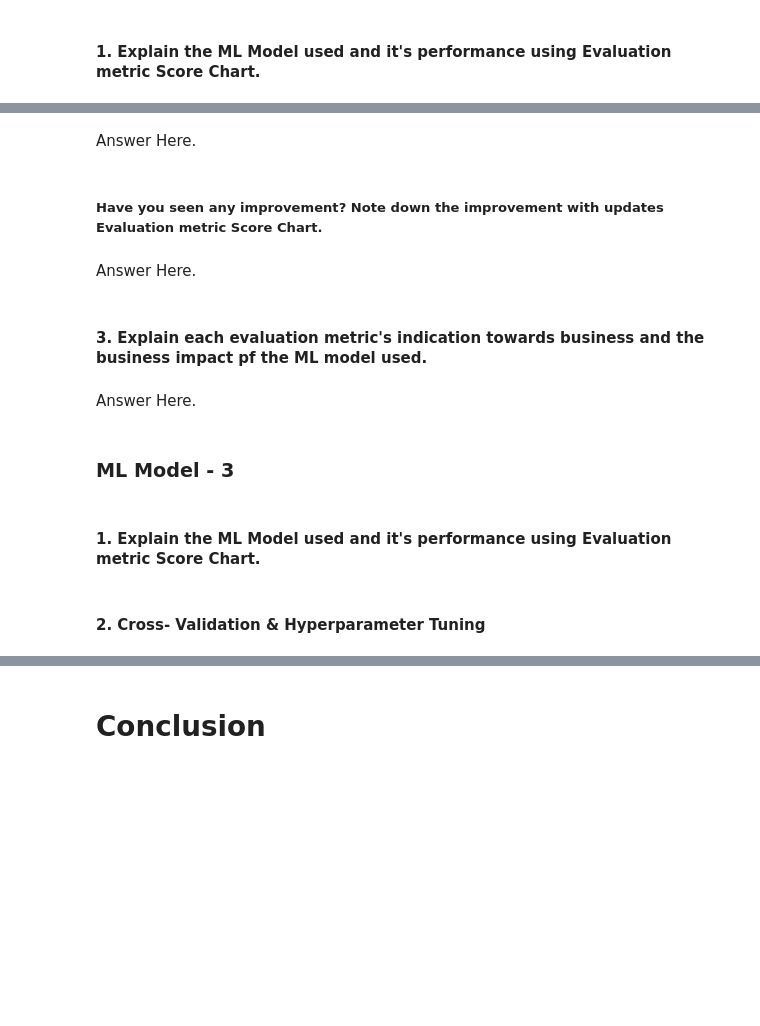
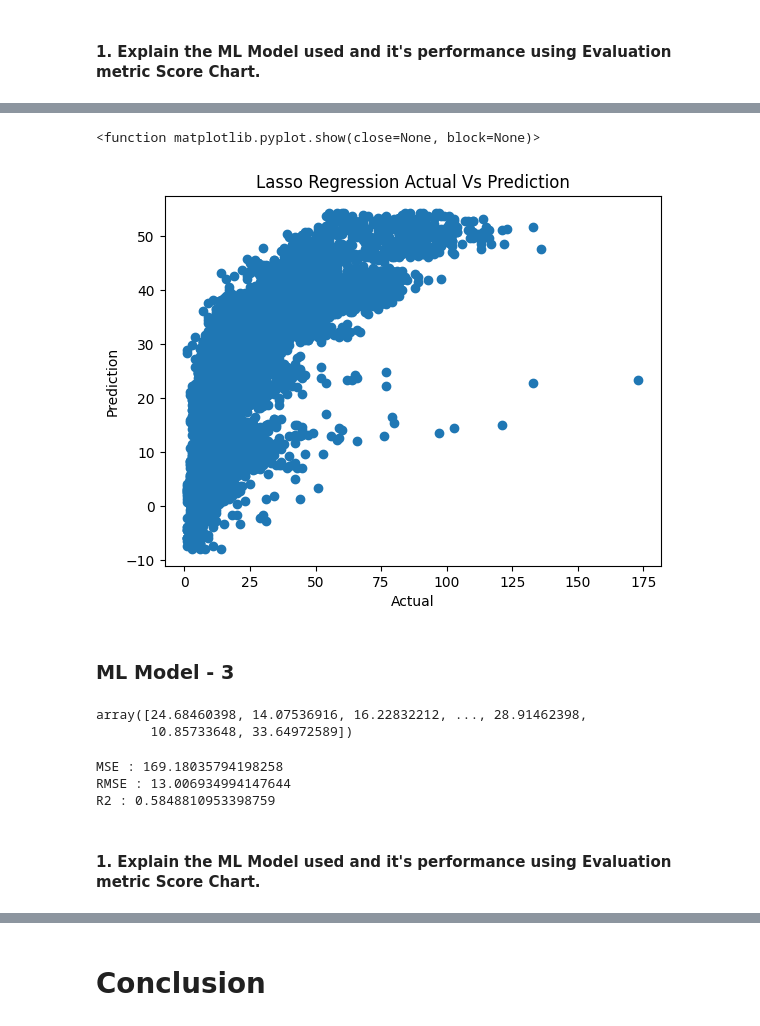
Before and after one commit to Mostaqul143/Upskill-Campas, a Jupyter notebook: Traffic Prediction.ipynb, the cells around one changed output, grey strips where cells are left out. Saved outputs shown, nothing was run; the diff lists cells and outputs as text; code cells hidden in the pictures; blank space fills up the shorter version.

```diff
--- a/Traffic Prediction.ipynb
+++ b/Traffic Prediction.ipynb
@@ -590,2 +656,10 @@ Answer Here.
 # %% [markdown]
 ### ML Model - 2
+# %%
+# ML Model - 2 Implementation- LassoRegression
+
+lar = Lasso()
+
+lar.fit(X_train,y_train)
+
+y_pred_lar=lar.predict(X_test)
@@ -606,13 +688,16 @@ Answer Here.
-# %% [markdown]
-Answer Here.
-# %% [markdown]
-##### Have you seen any improvement? Note down the improvement with updates Evaluation metric Score Chart.
-# %% [markdown]
-Answer Here.
-# %% [markdown]
-#### 3. Explain each evaluation metric's indication towards business and the business impact pf the ML model used.
-# %% [markdown]
-Answer Here.
+# %%
+# Visualizing evaluation Metric Score chart
+
+
+
+plt.scatter(y_test,y_pred_lar)
+plt.title("Lasso Regression Actual Vs Prediction")
+plt.xlabel("Actual")
+plt.ylabel("Prediction")
+plt.show
+# %% [output]
+<function matplotlib.pyplot.show(close=None, block=None)>
+[figure, added]
 # %% [markdown]
 ### ML Model - 3
 # %%
@@ -624,2 +715,22 @@ Answer Here.
+# %%
+ y_pred_rid
+# %% [output]
+array([24.68460398, 14.07536916, 16.22832212, ..., 28.91462398,
+       10.85733648, 33.64972589])
+# %%
+#Finding "MSE,"RMSE" and R2_SCORE
+
+MSE  = mean_squared_error(y_test,y_pred_rid)
+print("MSE :" , MSE)
+
+RMSE = np.sqrt(MSE)
+print("RMSE :" ,RMSE)
+
+r2 = r2_score(y_test,y_pred_rid)
+print("R2 :" ,r2)
+# %% [output]
+MSE : 169.18035794198258
+RMSE : 13.006934994147644
+R2 : 0.5848810953398759
 # %% [markdown]
 #### 1. Explain the ML Model used and it's performance using Evaluation metric Score Chart.
@@ -628,2 +736,0 @@ Answer Here.
-# %% [markdown]
-#### 2. Cross- Validation & Hyperparameter Tuning
```
Also changed, not shown: parts of 85 cells of this notebook.
